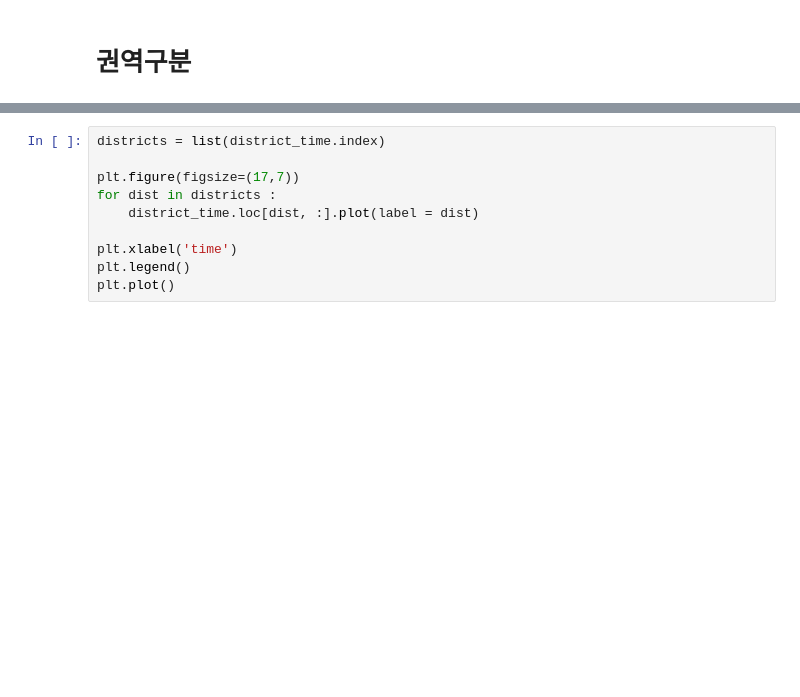
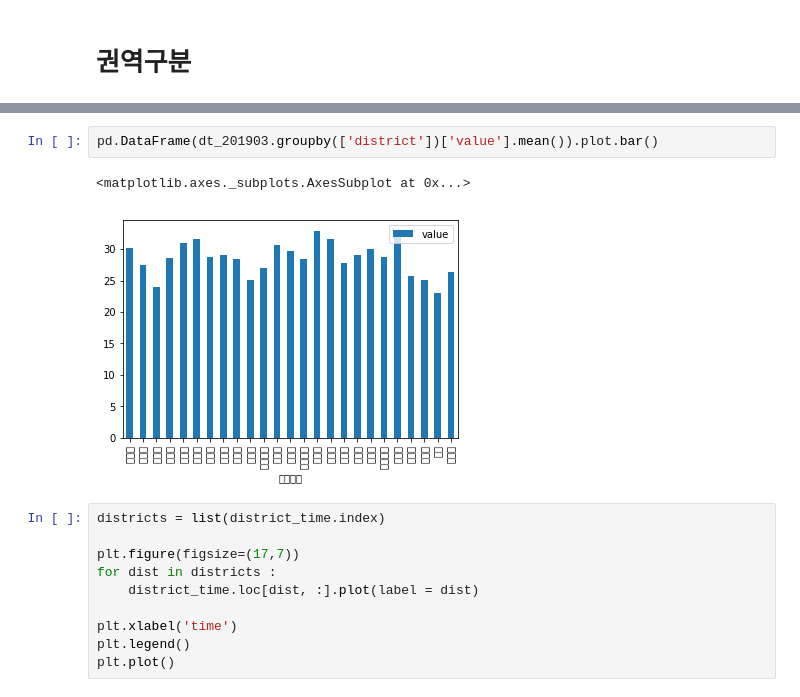
Before and after one commit to miniii222/Datamining_project, a Jupyter notebook: traffic/201903_EDA.ipynb, the cells around one changed output, grey strips where cells are left out. Drawn from its saved outputs; the diff is of its cells as text; blank space fills up the shorter version.

```diff
--- a/traffic/201903_EDA.ipynb
+++ b/traffic/201903_EDA.ipynb
@@ -140,6 +316,11 @@ district_time.head()
 | 강서구 | 33.142200 | 34.576484 | 35.382774 | 36.151883 | 35.387903 | 33.228471 | 30.788543 | 28.118485 | 26.168437 | 25.901841 | ... | ... |
 | 관악구 | 33.916205 | 35.026158 | 36.018273 | 36.857396 | 36.747745 | 35.660994 | 34.027326 | 32.231059 | 30.172959 | 29.353525 | ... | ... |
 5 rows × 24 columns
+# %%
+pd.DataFrame(dt_201903.groupby(['district'])['value'].mean()).plot.bar()
+# %% [output]
+<matplotlib.axes._subplots.AxesSubplot at 0x...>
+[figure, added]
 # %%
 districts = list(district_time.index)
 
```
Also changed, not shown: parts of 48 cells of this notebook.
